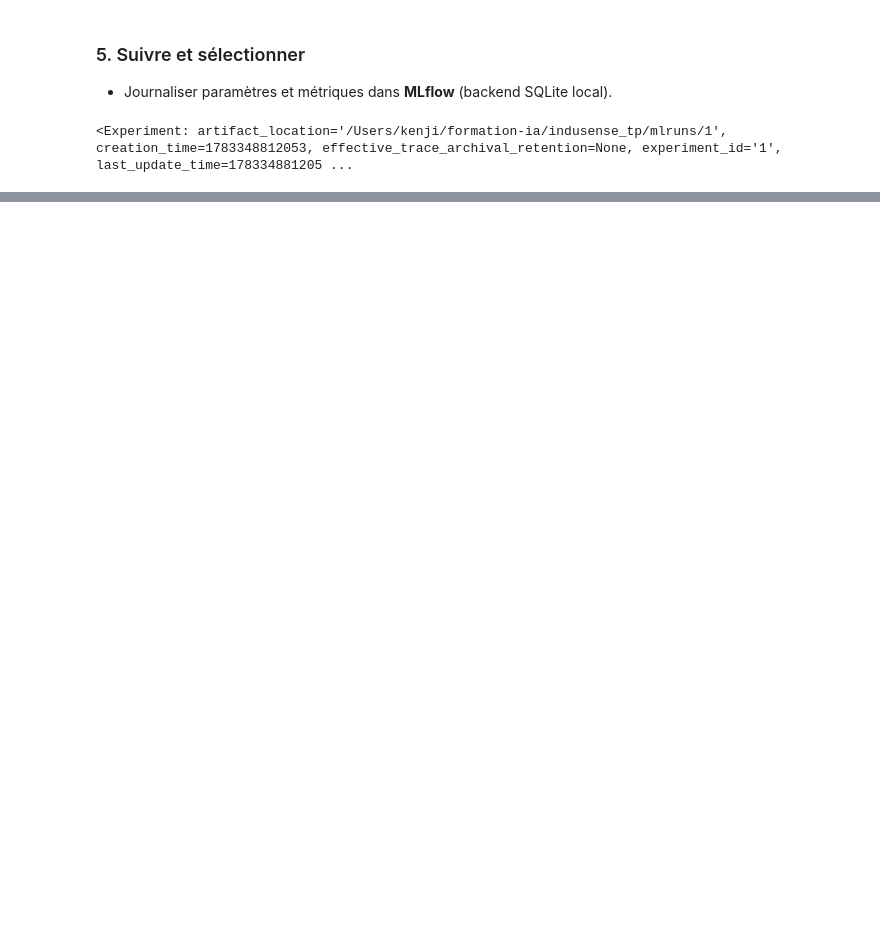
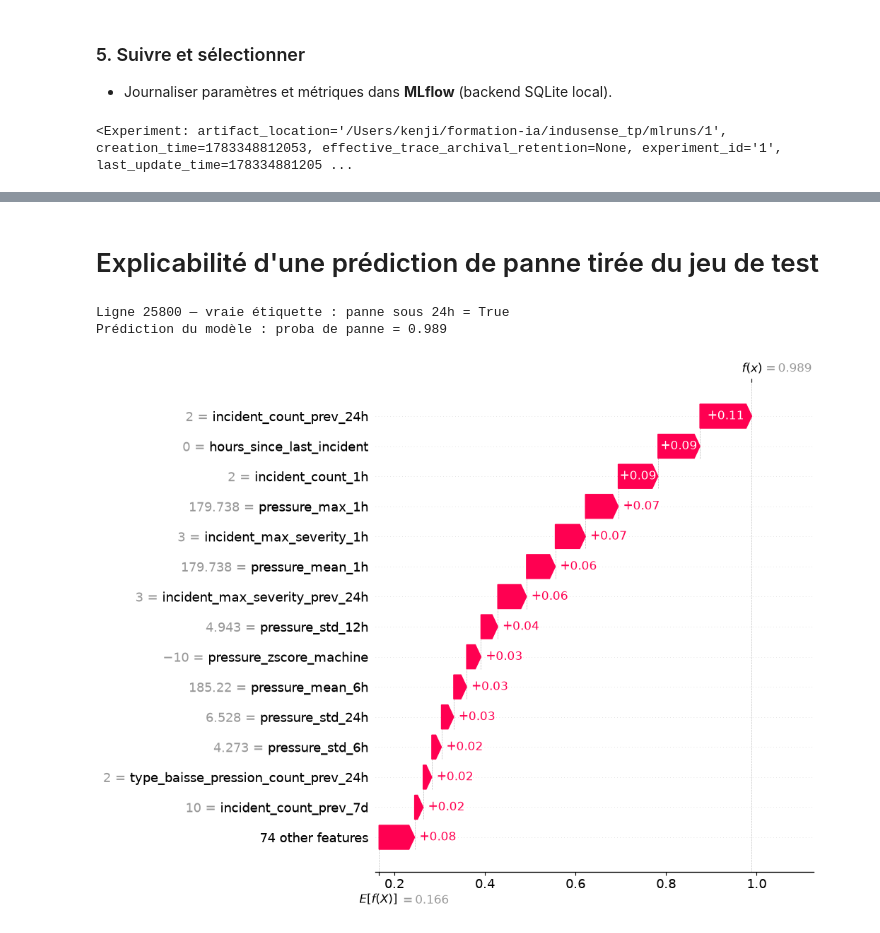
Before and after one commit to kenji21/indusense_tp, a Jupyter notebook: 01_maintenance_ml.ipynb, the cells around one changed output, grey strips where cells are left out. Saved outputs shown, nothing was run; the diff lists cells and outputs as text; code cells hidden in the pictures; blank space fills up the shorter version.

```diff
--- a/01_maintenance_ml.ipynb
+++ b/01_maintenance_ml.ipynb
@@ -418,0 +936,30 @@ mlflow.set_experiment('b5-maintenance-predictive')
+# %% [markdown]
+# Explicabilité d'une prédiction de panne tirée du jeu de test
+# %%
+# on prend dans le test une vraie panne que le modèle détecte avec la proba la plus haute
+proba_test = pd.Series(
+    best_model.predict_proba(X_test[feature_cols])[:, 1], index=X_test.index,
+)
+idx = proba_test[y_test == True].idxmax()
+row = X_test.loc[[idx], feature_cols]
+
+print(f'Ligne {idx} — vraie étiquette : panne sous 24h = {y_test.loc[idx]}')
+print(f'Prédiction du modèle : proba de panne = {proba_test.loc[idx]:.3f}')
+
+# explication SHAP de cette seule prédiction
+if isinstance(best_model, Pipeline):
+    row_expl = pd.DataFrame(
+        best_model[:-1].transform(row), columns=feature_cols, index=row.index,
+    )
+else:
+    row_expl = row
+
+explanation = explainer(row_expl)
+if explanation.values.ndim == 3:  # Random Forest : on garde la classe "panne"
+    explanation = explanation[..., 1]
+
+shap.waterfall_plot(explanation[0], max_display=15)
+# %% [output]
+Ligne 25800 — vraie étiquette : panne sous 24h = True
+Prédiction du modèle : proba de panne = 0.989
+[figure, added]
```
Also changed, not shown: parts of 31 cells of this notebook, 3 other files.
